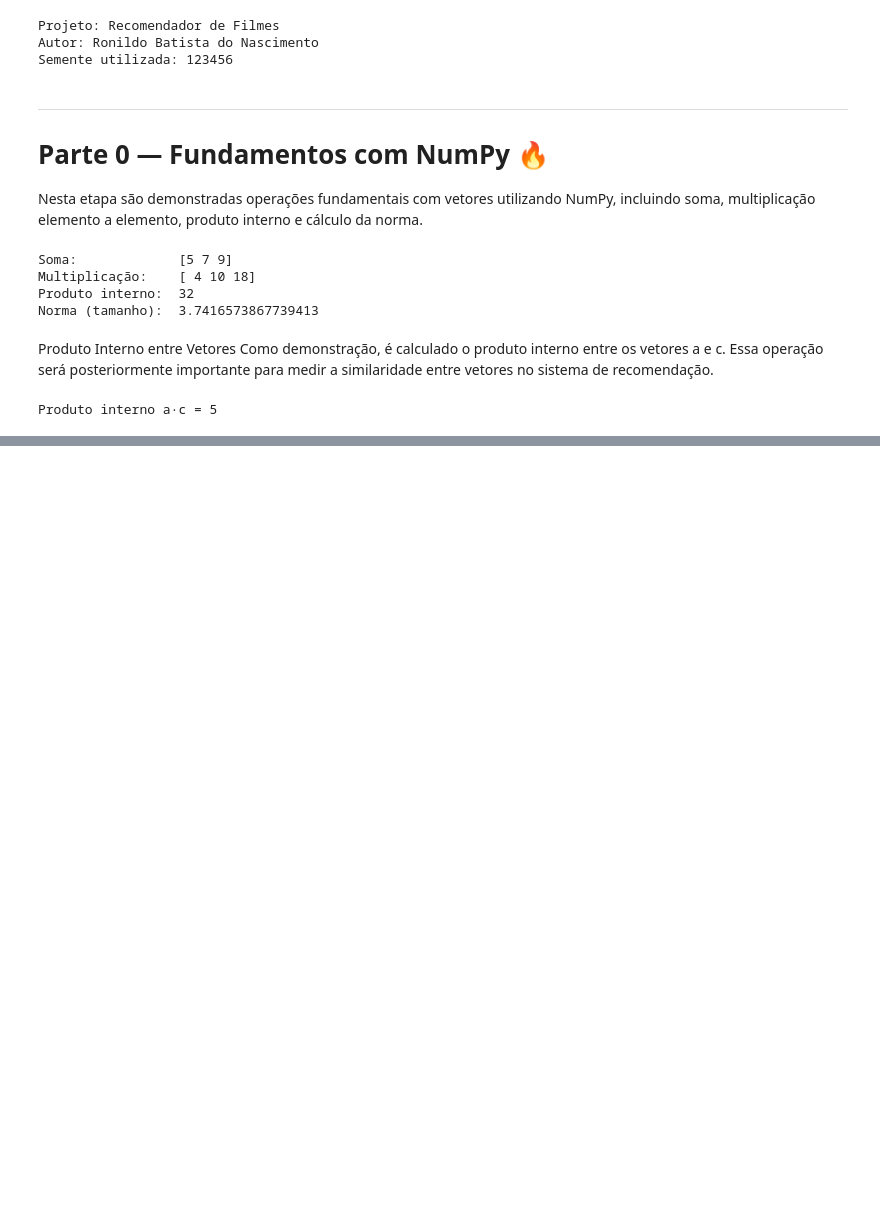
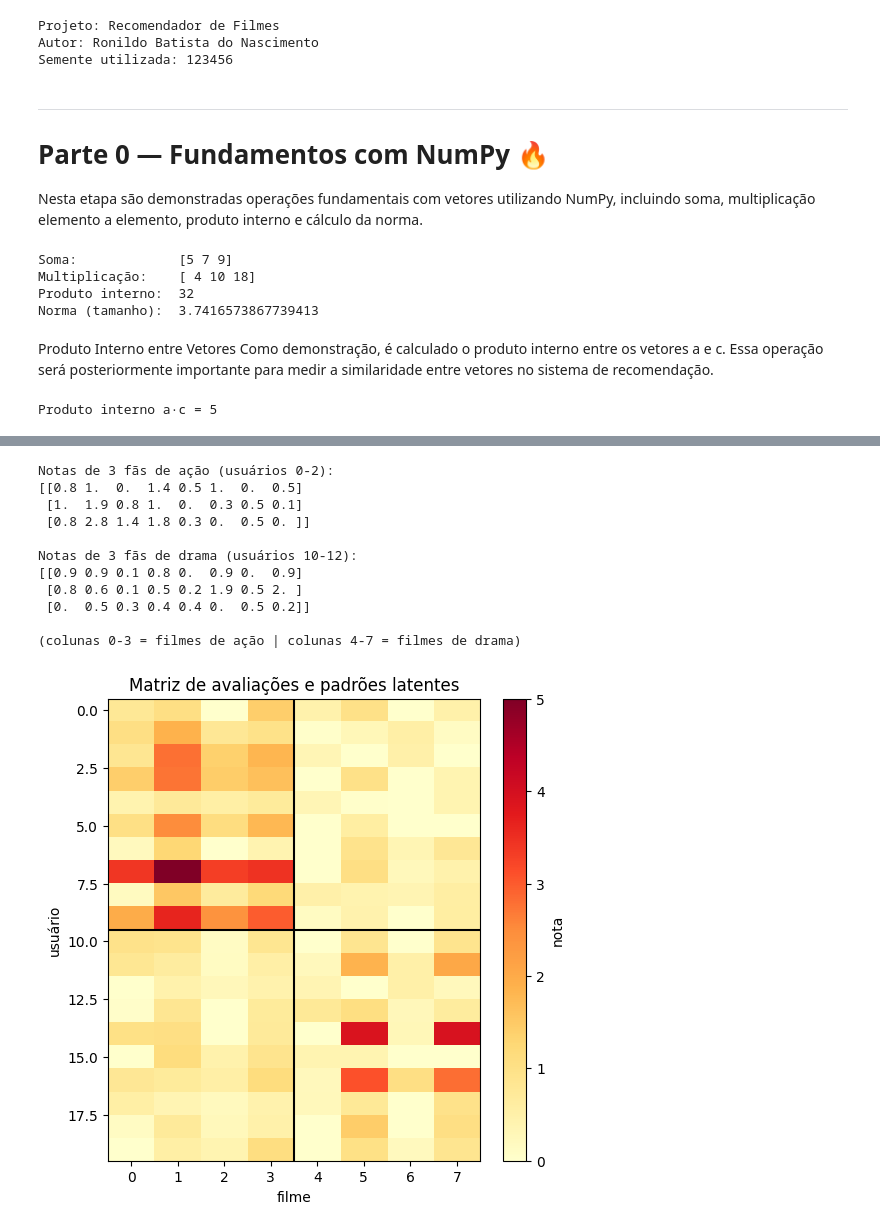
Before and after one commit to RonildoNascimento/recomendador-de-filmes, a Jupyter notebook: Recomendador_de_Filmes.ipynb, the cells around one changed output, grey strips where cells are left out. Drawn from its saved outputs; the diff is of its cells as text; code cells hidden in the pictures; blank space fills up the shorter version.

Commit message:
Atualizar projeto Recomendador de Filmes - versão final

```diff
--- a/Recomendador_de_Filmes.ipynb
+++ b/Recomendador_de_Filmes.ipynb
@@ -453,0 +236,54 @@ plt.show()
+# %%
+# Matriz sintética de avaliações: 20 usuários × 8 filmes
+# Dois fatores latentes são utilizados na geração dos dados:
+# fator 0 = AÇÃO | fator 1 = DRAMA
+n_usuarios, n_filmes = 20, 8
+
+# Preferências latentes dos usuários
+gosto_usuarios = np.random.rand(n_usuarios, 2)
+gosto_usuarios[:10, 1] *= 0.15
+gosto_usuarios[10:, 0] *= 0.15
+
+# Características latentes dos filmes
+gosto_filmes = np.random.rand(2, n_filmes)
+gosto_filmes[1, :4] *= 0.15
+gosto_filmes[0, 4:] *= 0.15
+
+# Construção da matriz sintética de avaliações
+R_grande = gosto_usuarios @ gosto_filmes
+R_grande = 5 * R_grande / R_grande.max()
+
+# Adição de ruído para simular variações nas avaliações
+R_grande += np.random.normal(0, 0.3, R_grande.shape)
+R_grande = np.clip(R_grande, 0, 5)
+
+print("Notas de 3 fãs de ação (usuários 0-2):")
+print(np.round(R_grande[:3], 1))
+
+print("\nNotas de 3 fãs de drama (usuários 10-12):")
+print(np.round(R_grande[10:13], 1))
+
+print("\n(colunas 0-3 = filmes de ação | colunas 4-7 = filmes de drama)")
+
+plt.figure(figsize=(6, 6))
+plt.imshow(R_grande, cmap="YlOrRd", aspect="auto")
+plt.colorbar(label="nota")
+plt.axvline(3.5, color="black", lw=1.5)
+plt.axhline(9.5, color="black", lw=1.5)
+plt.xlabel("filme")
+plt.ylabel("usuário")
+plt.title("Matriz de avaliações e padrões latentes")
+plt.show()
+# %% [output]
+Notas de 3 fãs de ação (usuários 0-2):
+[[0.8 1.  0.  1.4 0.5 1.  0.  0.5]
+ [1.  1.9 0.8 1.  0.  0.3 0.5 0.1]
+ [0.8 2.8 1.4 1.8 0.3 0.  0.5 0. ]]
+
+Notas de 3 fãs de drama (usuários 10-12):
+[[0.9 0.9 0.1 0.8 0.  0.9 0.  0.9]
+ [0.8 0.6 0.1 0.5 0.2 1.9 0.5 2. ]
+ [0.  0.5 0.3 0.4 0.4 0.  0.5 0.2]]
+
+(colunas 0-3 = filmes de ação | colunas 4-7 = filmes de drama)
+[figure, added]
```
Also changed, not shown: parts of 52 cells of this notebook.
